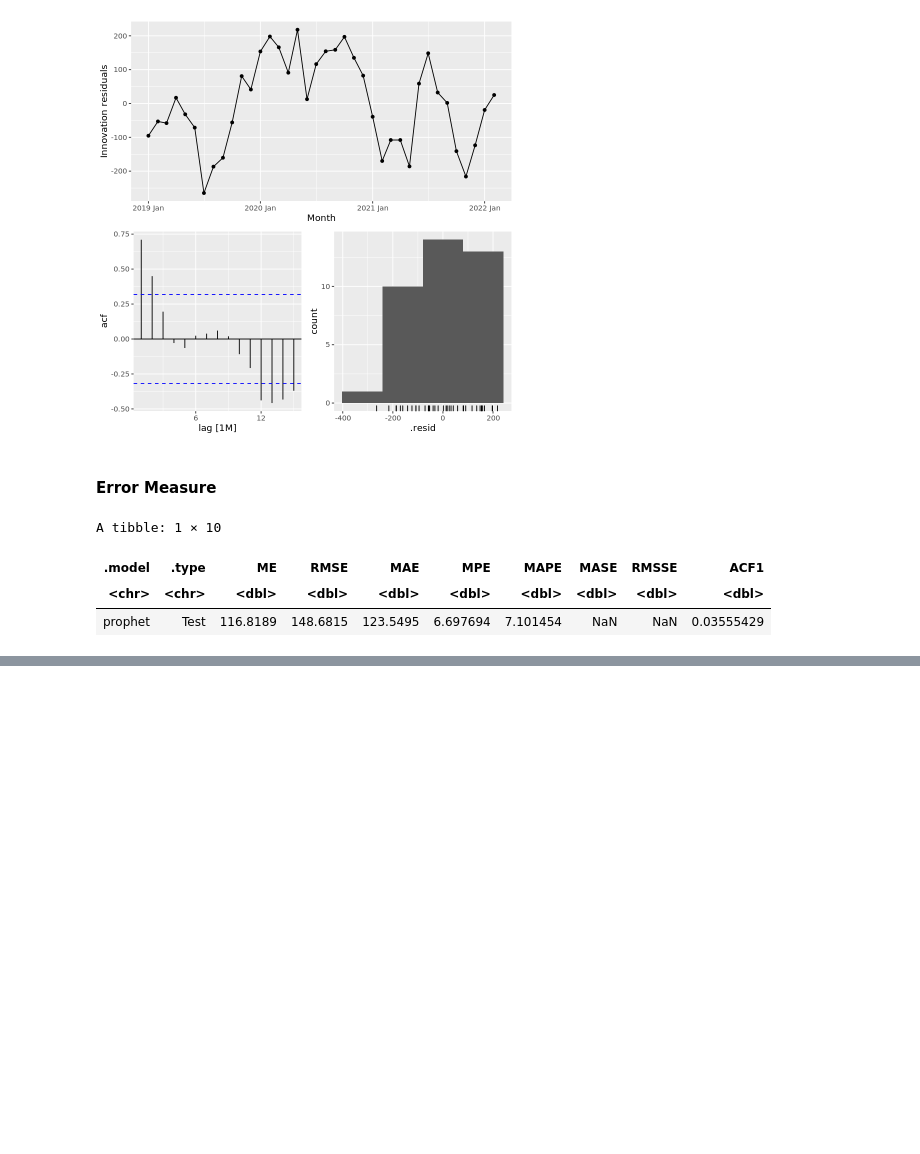
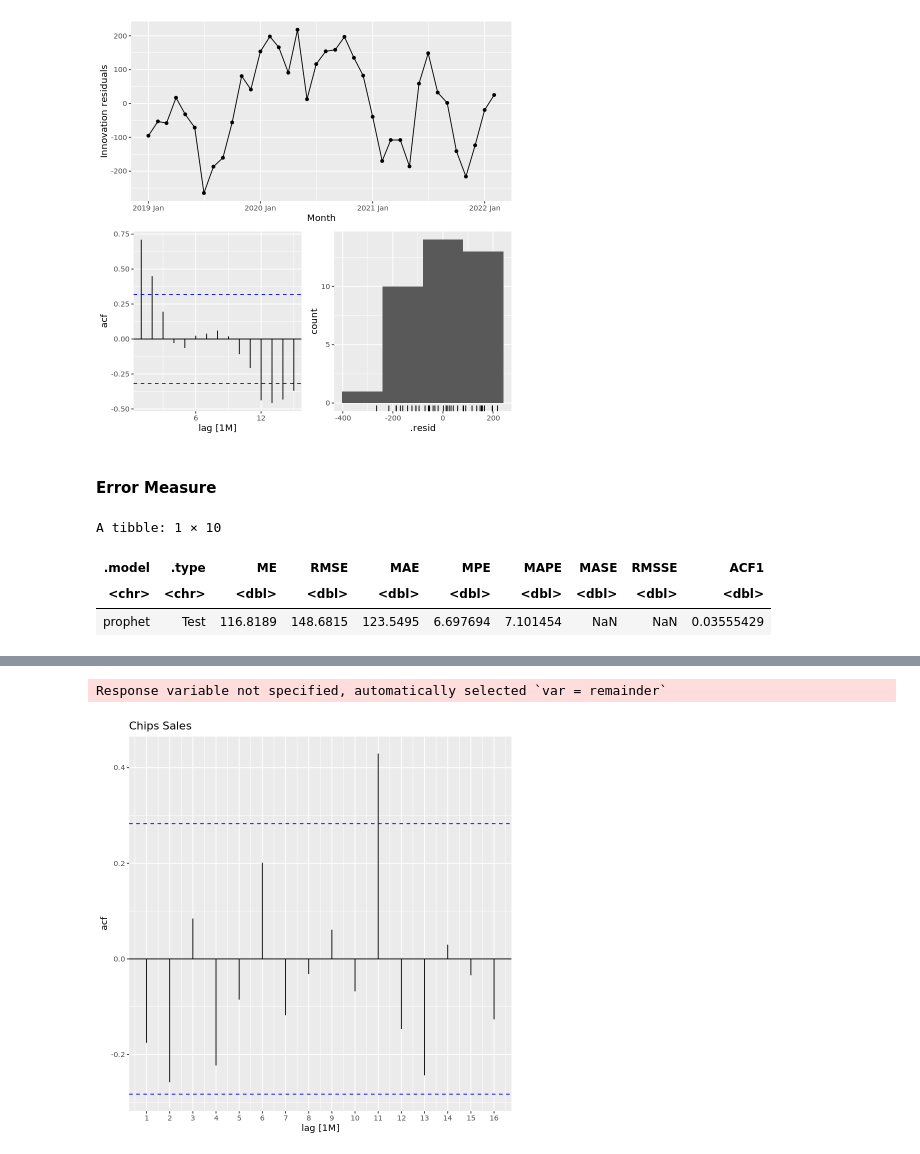
Before and after one commit to Ibrahim-Khayat/-IE499, a Jupyter notebook: index.ipynb, the cells around one changed output, grey strips where cells are left out. Saved outputs shown, nothing was run; the diff lists cells and outputs as text; code cells hidden in the pictures; blank space fills up the shorter version.

```diff
--- a/index.ipynb
+++ b/index.ipynb
@@ -627,0 +640,11 @@ A tibble: 1 × 10
+# %%
+# Extract the remainder component
+remainder <- dcmp %>% components() %>% select(remainder)
+remainder |>
+  ACF() |>
+  autoplot() +
+  scale_x_continuous(breaks = seq(1, 18)) +
+  labs(title = "Chips Sales")
+# %% [output]
+Response variable not specified, automatically selected `var = remainder`
+[figure, added]
```
Also changed, not shown: parts of 6 cells of this notebook.
